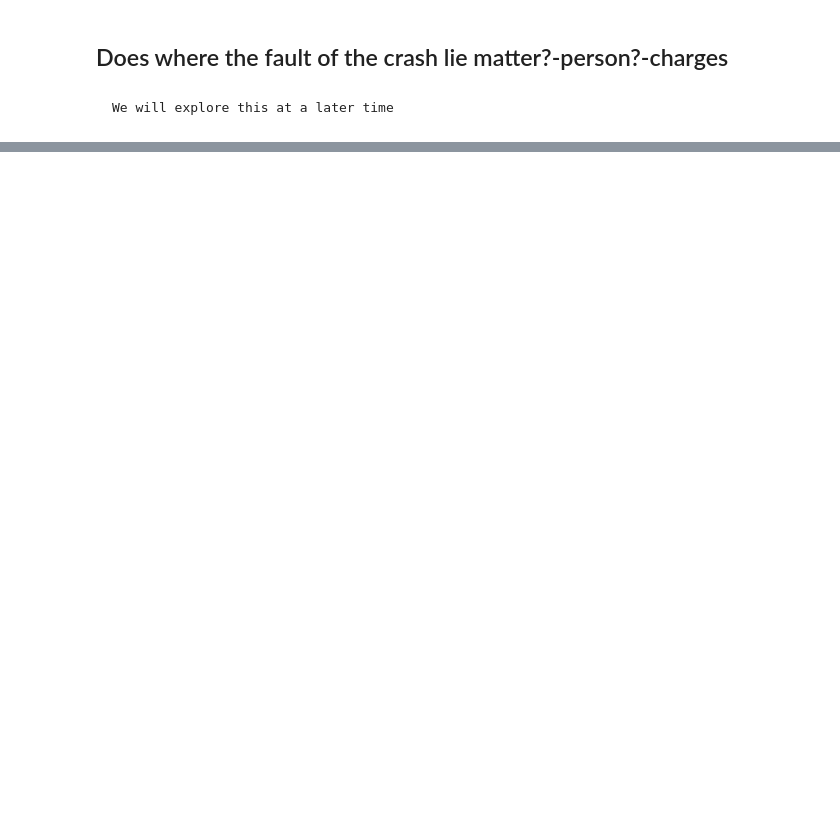
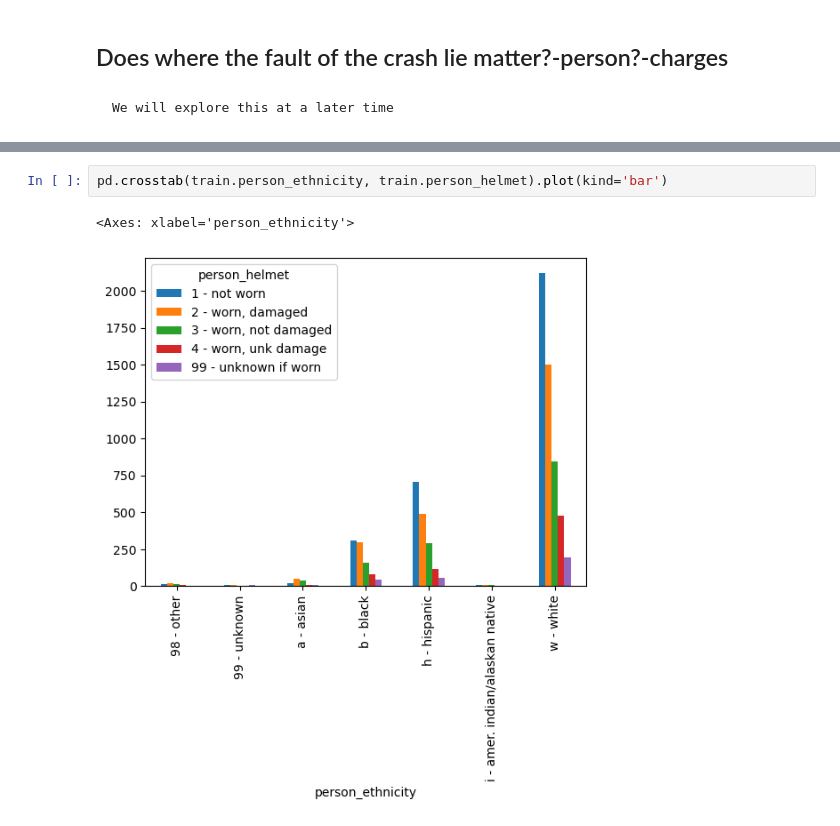
Before and after one commit to tex-wrex/tex-wrex, a Jupyter notebook: Fermin/explore.ipynb, the cells around one changed output, grey strips where cells are left out. Cells and saved outputs as stored; diff of their text form; blank space fills up the shorter version.

```diff
--- a/Fermin/explore.ipynb
+++ b/Fermin/explore.ipynb
@@ -203,0 +232,5 @@ Degrees of freedom: 237
+# %%
+pd.crosstab(train.person_ethnicity, train.person_helmet).plot(kind='bar')
+# %% [output]
+<Axes: xlabel='person_ethnicity'>
+[figure, added]
```
Also changed, not shown: parts of 9 cells of this notebook, 3 other files.
